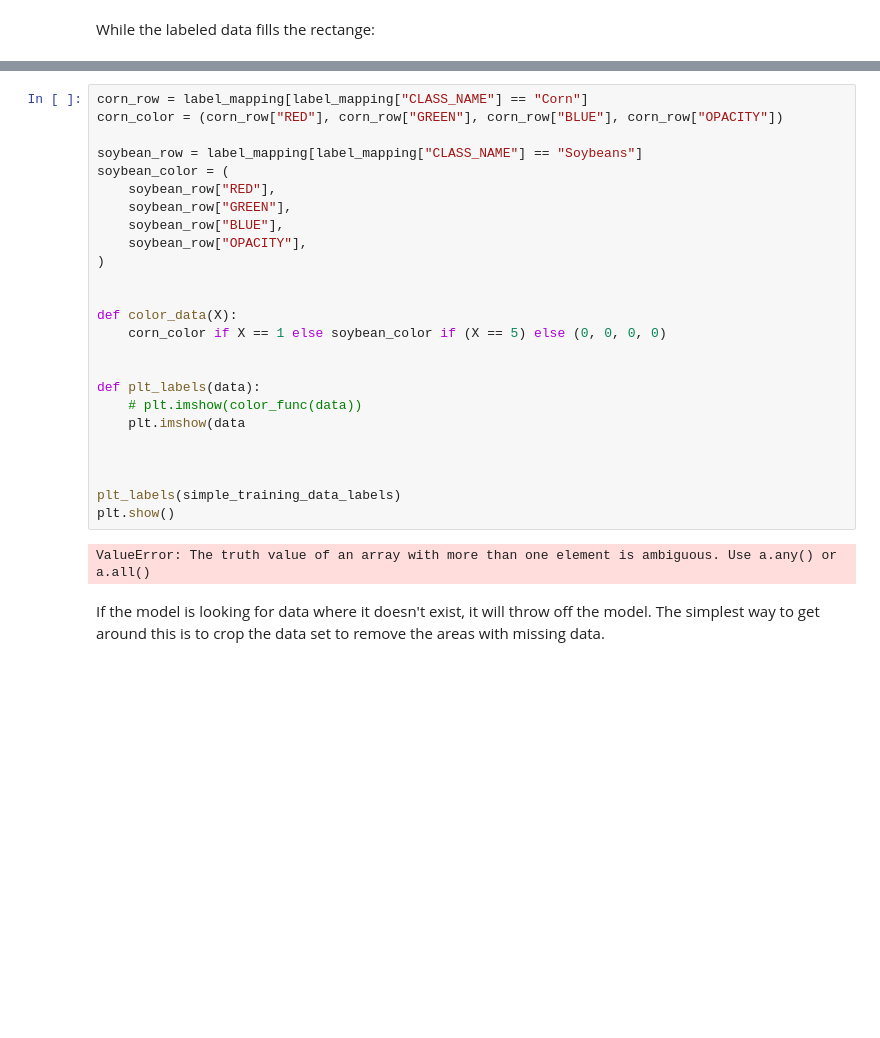
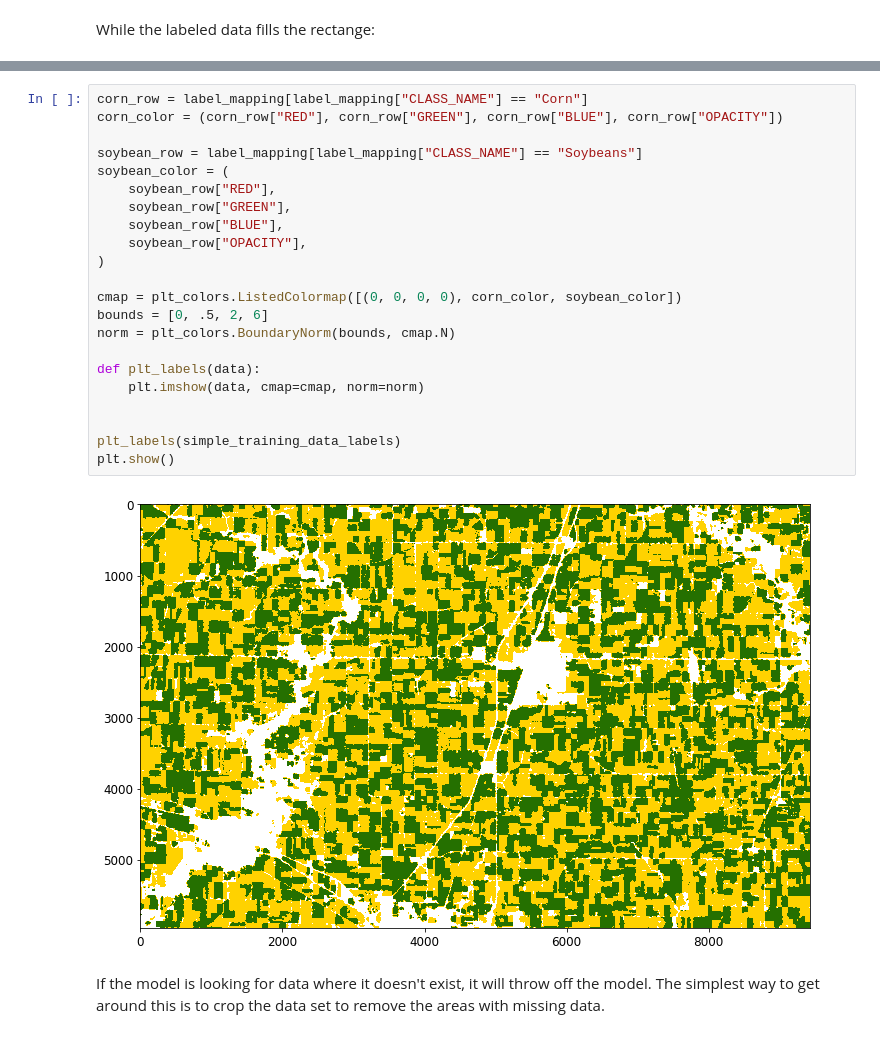
Before and after one commit to mstone121/crop_classification, a Jupyter notebook: classify_crops.ipynb, the cells around one changed output, grey strips where cells are left out. Saved outputs shown, nothing was run; the diff lists cells and outputs as text; blank space fills up the shorter version.

```diff
--- a/classify_crops.ipynb
+++ b/classify_crops.ipynb
@@ -134,30 +128,27 @@ array([[0., 0., 0., 0.],
 # %%
 corn_row = label_mapping[label_mapping["CLASS_NAME"] == "Corn"]
 corn_color = (corn_row["RED"], corn_row["GREEN"], corn_row["BLUE"], corn_row["OPACITY"])
 
 soybean_row = label_mapping[label_mapping["CLASS_NAME"] == "Soybeans"]
 soybean_color = (
     soybean_row["RED"],
     soybean_row["GREEN"],
     soybean_row["BLUE"],
     soybean_row["OPACITY"],
 )
 
-
-def color_data(X):
-    corn_color if X == 1 else soybean_color if (X == 5) else (0, 0, 0, 0)
-
+cmap = plt_colors.ListedColormap([(0, 0, 0, 0), corn_color, soybean_color])
+bounds = [0, .5, 2, 6]
+norm = plt_colors.BoundaryNorm(bounds, cmap.N)
 
 def plt_labels(data):
-    # plt.imshow(color_func(data))
-    plt.imshow(data
-
+    plt.imshow(data, cmap=cmap, norm=norm)
 
 
 plt_labels(simple_training_data_labels)
 plt.show()
 # %% [output]
-ValueError: The truth value of an array with more than one element is ambiguous. Use a.any() or a.all()
+[figure, added]
 # %% [markdown]
 If the model is looking for data where it doesn't exist, it will throw off the model. The simplest way to get around this is to crop the data set to remove the areas with missing data.
 # %%
```
Also changed, not shown: parts of 4 cells of this notebook.
